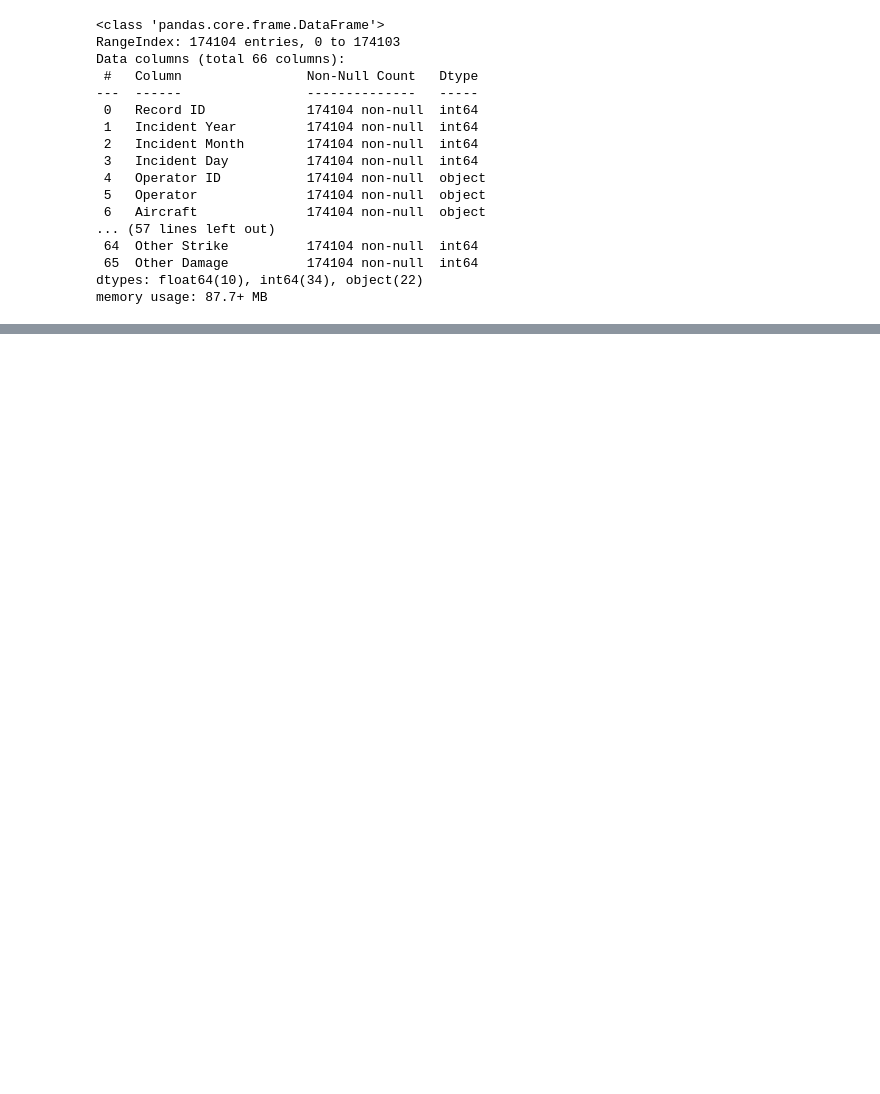
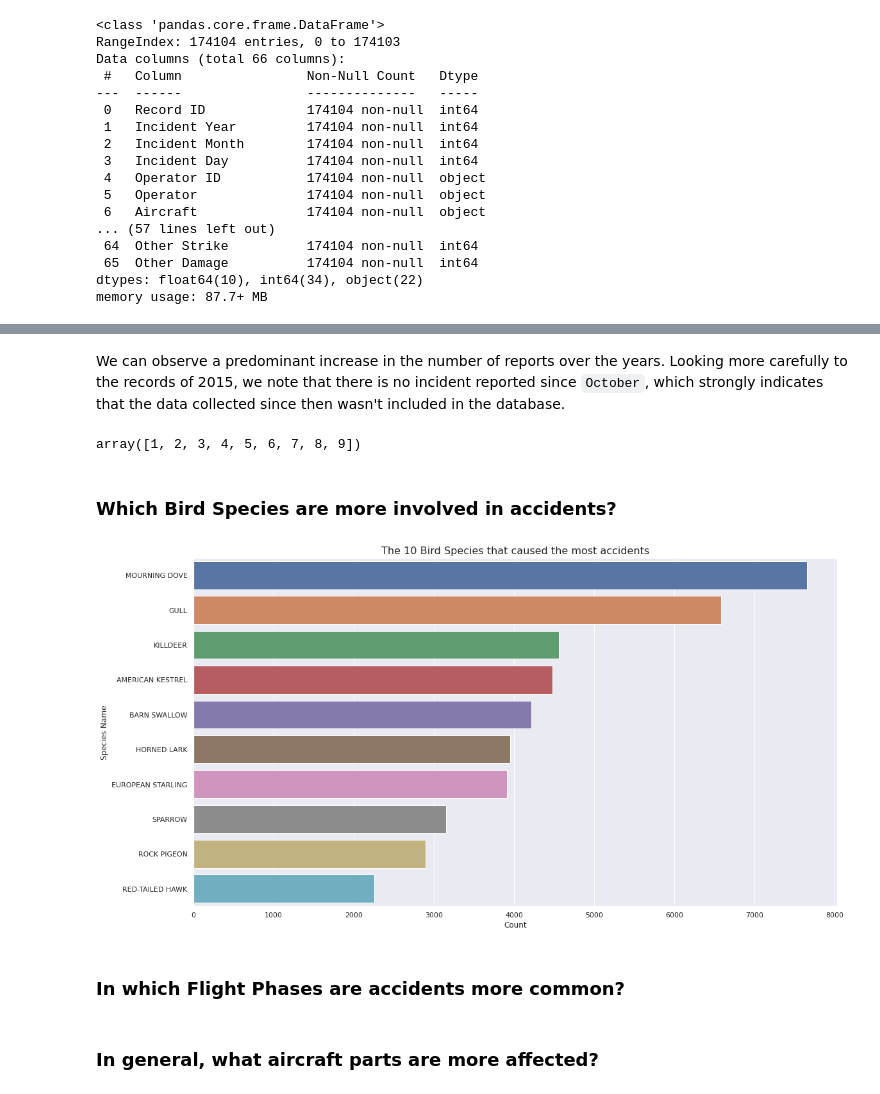
Before and after one commit to MvKaio/StudyOfAircraftWildlifeStrikes, a Jupyter notebook: notebooks/ExploratoryAnalysis.ipynb, the cells around one changed output, grey strips where cells are left out. Cells and saved outputs as stored; diff of their text form; code cells hidden in the pictures; blank space fills up the shorter version.

```diff
--- a/notebooks/ExploratoryAnalysis.ipynb
+++ b/notebooks/ExploratoryAnalysis.ipynb
@@ -23,0 +44,27 @@ memory usage: 87.7+ MB
+# %% [markdown]
+We can observe a predominant increase in the number of reports over the years. Looking more carefully to the records of 2015, we note that there is no incident reported since `October`, which strongly indicates that the data collected since then wasn't included in the database.
+# %%
+df.query("`Incident Year` == 2015")["Incident Month"].unique()
+# %% [output]
+array([1, 2, 3, 4, 5, 6, 7, 8, 9])
+# %% [markdown]
+### Which Bird Species are more involved in accidents?
+# %%
+# Grouping accidents by Species, ordered by number of reports
+birdSpecies = df.groupby('Species ID').agg({'Record ID': 'count', 'Species Name': 'unique'}).sort_values('Record ID', ascending=False).reset_index()
+# Grabbing the Name of the species
+birdSpecies['Species Name'] = birdSpecies['Species Name'].apply(lambda x: x[0])
+# Removing Unknown Birds
+birdSpecies.dropna(inplace=True)
+birdSpecies = birdSpecies[birdSpecies['Species Name'].str.startswith('UNKNOWN') == False]
+# Plotting
+birdSpecies.rename(columns={'Record ID': 'Count'}, inplace=True)
+sns.barplot(data=birdSpecies[:10], y='Species Name', x='Count')
+plt.title('The 10 Bird Species that caused the most accidents')
+plt.show()
+# %% [output]
+[figure, added]
+# %% [markdown]
+### In which Flight Phases are accidents more common?
+# %% [markdown]
+### In general, what aircraft parts are more affected?
```
Also changed, not shown: parts of 5 cells of this notebook.
